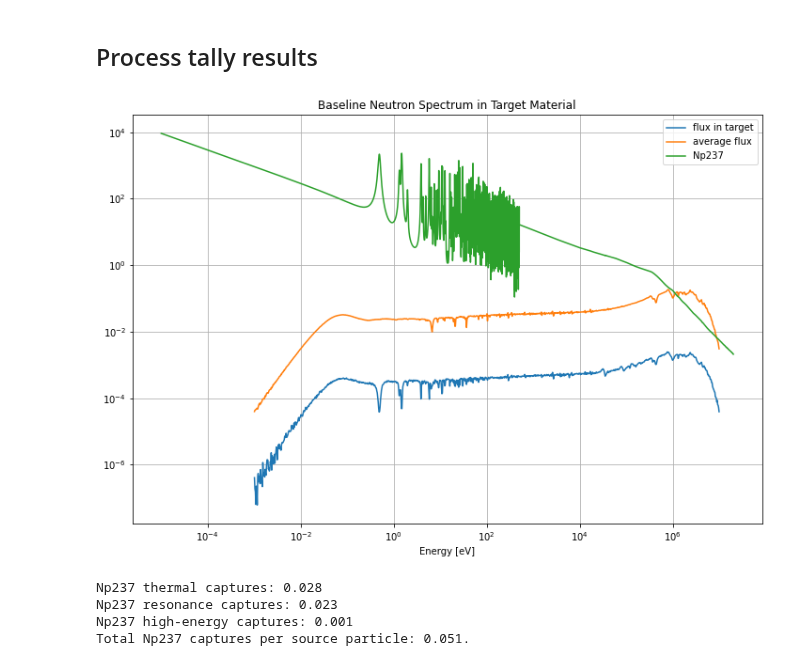
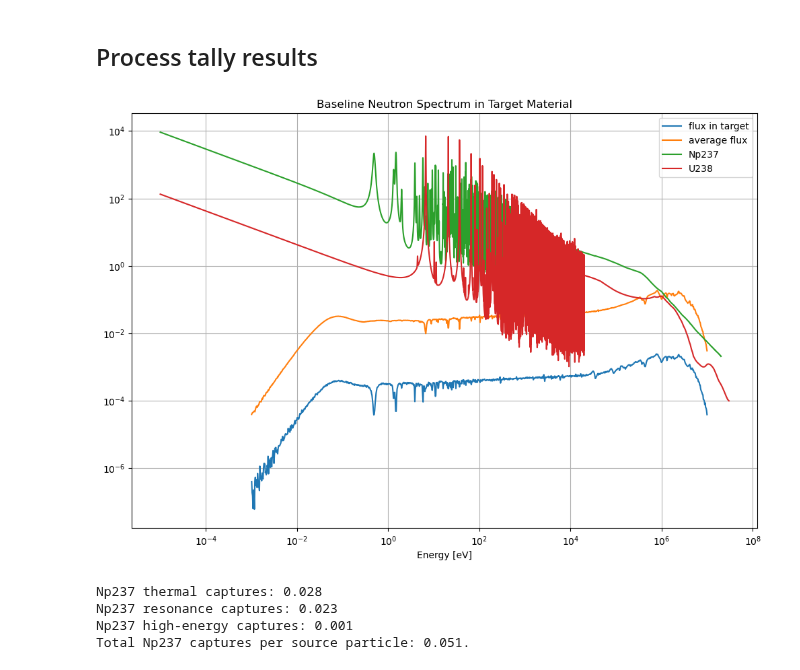
Before and after one commit to stu314159/er362_omc, a Jupyter notebook: examples/pu238_maker/Pu238_Maker.ipynb, the cells around one changed output. Cells and saved outputs as stored; diff of their text form; code cells hidden in the pictures.

Commit message:
added cross section plots for U-238

```diff
--- a/examples/pu238_maker/Pu238_Maker.ipynb
+++ b/examples/pu238_maker/Pu238_Maker.ipynb
@@ -55,10 +55,16 @@ np237_data = openmc.data.IncidentNeutron.from_hdf5(np237_path);
 np238_path = omc_data_path + "/Np238.h5";
 np238_data = openmc.data.IncidentNeutron.from_hdf5(np238_path);
 
+# get cross section data for U-238; this will impact the neutron flux spectrum
+# in the fuel pins
+u238_path = omc_data_path + "/U238.h5";
+u238_data = openmc.data.IncidentNeutron.from_hdf5(u238_path);
+
 # cross section data is indexed by the ENDF MT numbers.
 # get endf MT numbers from: https://t2.lanl.gov/nis/endf/mts.html
 np237_capture = np237_data[102]; #MT = 102 corresponds to radiative capture.
 np238_capture = np238_data[102];
+u238_capture = u238_data[102];
 
 
 plt.rcParams['figure.figsize']=[12,8];
@@ -344,25 +350,26 @@ openmc.run()
 # %%
 sp = openmc.StatePoint('statepoint.200.h5')
 
 flux_t = sp.get_tally(name='flux in target')
 flux_df = flux_t.get_pandas_dataframe()
 flux_vals = flux_df['mean'].to_numpy()
 
 flux_avg_t = sp.get_tally(name='avg flux')
 flux_avg_df = flux_avg_t.get_pandas_dataframe()
 flux_avg_vals = flux_avg_df['mean'].to_numpy()
 
 energy_x = 0.5*(energy_bins[0:-1]+energy_bins[1:])
 
 plt.loglog(energy_x,flux_vals,label='flux in target')
 plt.loglog(energy_x,flux_avg_vals,label='average flux')
 plt.loglog(np237_capture.xs['294K'].x,np237_capture.xs['294K'].y,label='Np237');
+plt.loglog(u238_capture.xs['294K'].x,u238_capture.xs['294K'].y,label='U238');
 plt.grid();
 plt.legend();
 plt.title('Baseline Neutron Spectrum in Target Material')
 plt.xlabel('Energy [eV]');
 # %% [output]
-[figure, old version]
+[figure, new version]
 # %%
 np237_cap = sp.get_tally(name='Np237_total_capture')
 np237_cap_df = np237_cap.get_pandas_dataframe();
```
Also changed, not shown: parts of 6 cells of this notebook.
